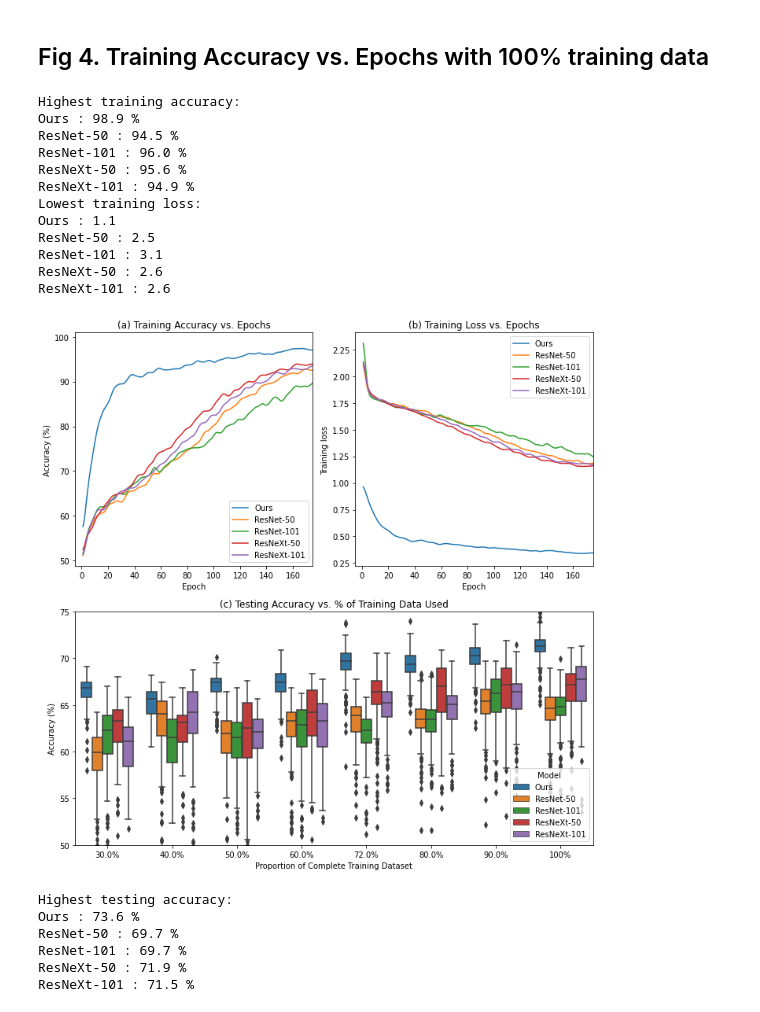
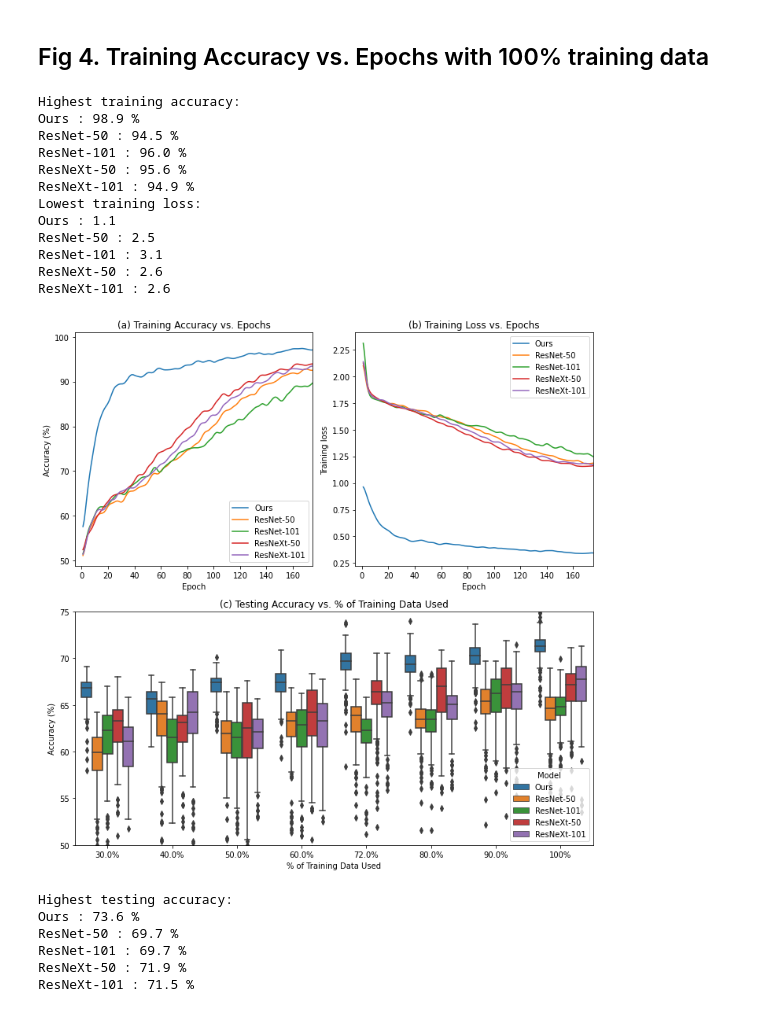
Before and after one commit to Deep-Fusion-Innovators/paper-Cervical-Cancer-Detection, a Jupyter notebook: figures.ipynb, the cells around one changed output. Cells and saved outputs as stored; diff of their text form; code cells hidden in the pictures.

Commit message:
Update Figure 4

```diff
--- a/figures.ipynb
+++ b/figures.ipynb
@@ -184,35 +184,35 @@ for percentage in percentage_list:
     test_acc_epoch = test_acc_epoch[[i+'_Test' for i in Model_list]]
 
     for column in [i+'_Test' for i in Model_list]:
         acc_list += test_acc_epoch[column].tolist()
         model_name += [column[:-5]]*test_acc_epoch.shape[0]
         data_size += [percentage]*test_acc_epoch.shape[0]
 
 df_plot = pd.DataFrame(columns=['Model', 'data_size', 'Accuracy'])
 df_plot['Model'] = model_name
 df_plot['Accuracy'] = acc_list
 df_plot['data_size'] = data_size
 sns.boxplot(data=df_plot, x="data_size", y="Accuracy", hue="Model", ax = ax)
 ax.set_ylabel("Accuracy (%)")
-ax.set_xlabel("Proportion of Complete Training Dataset")
+ax.set_xlabel("% of Training Data Used")
 ax.set_ylim([50, 75])
 ax.set_title("(c) Testing Accuracy vs. % of Training Data Used")
 
 plt.savefig("./figures/Figure4_Accuracy_Loss_Epochs.pdf", dpi = 150)
 # %% [output]
 Highest training accuracy:
 Ours : 98.9 %
 ResNet-50 : 94.5 %
 ResNet-101 : 96.0 %
 ResNeXt-50 : 95.6 %
 ResNeXt-101 : 94.9 %
 Lowest training loss:
 Ours : 1.1
 ResNet-50 : 2.5
 ResNet-101 : 3.1
 ResNeXt-50 : 2.6
 ResNeXt-101 : 2.6
-[figure, old version]
+[figure, new version]
 # %%
 f, ax = plt.subplots(1, 2, figsize=(12,5))
 percentage = percentage_list[6]
```
Also changed, not shown: 1 other file.
